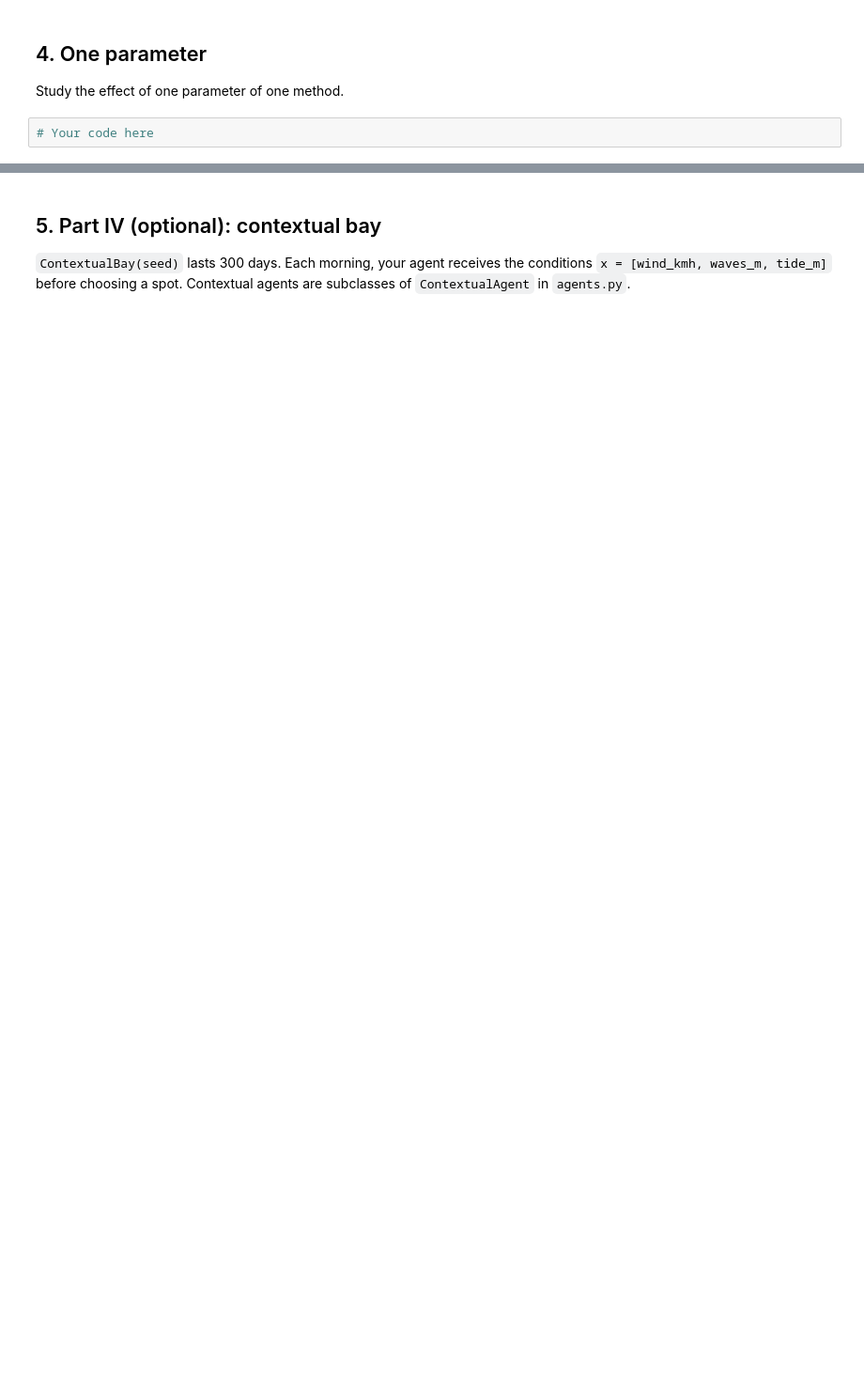
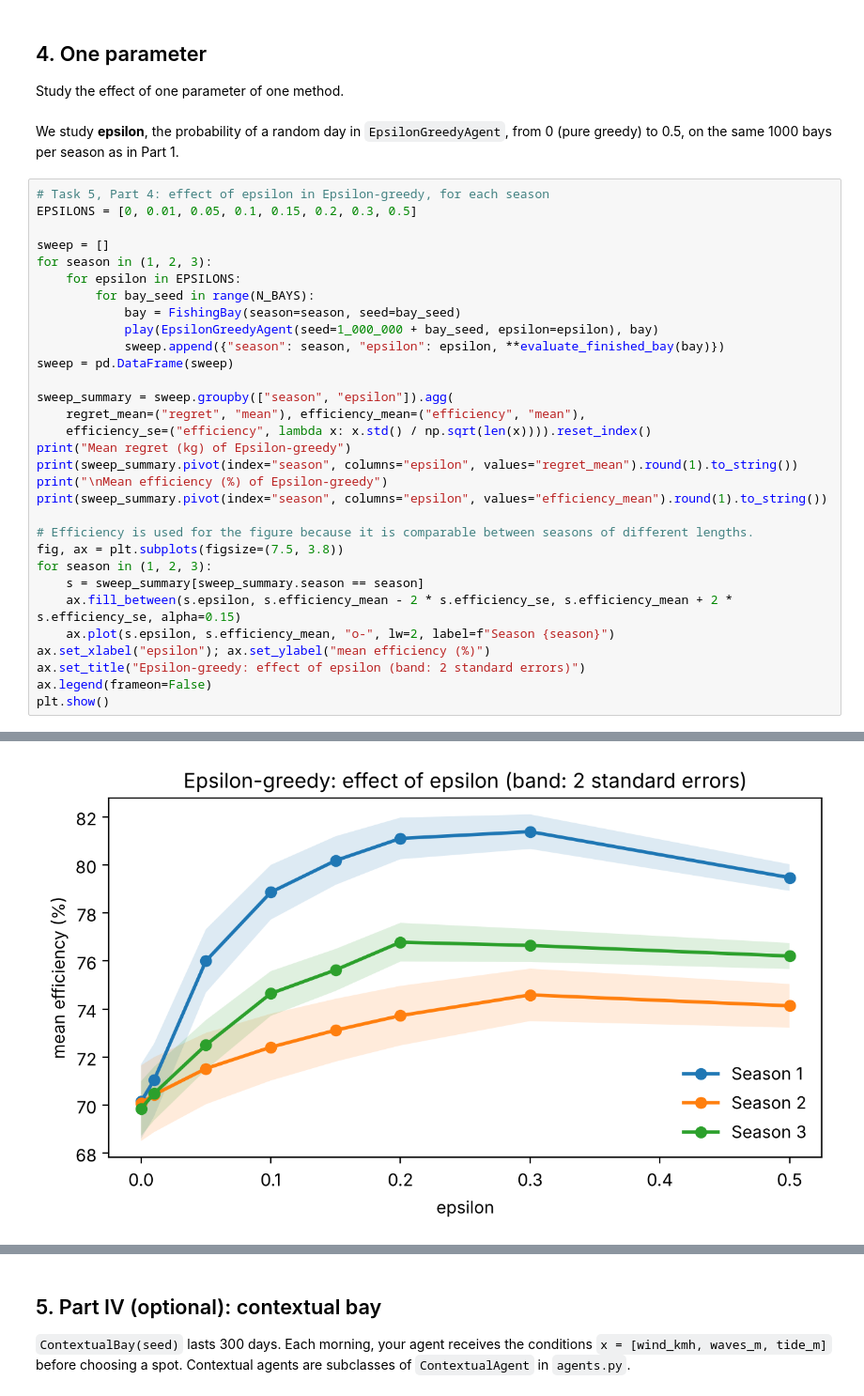
Before and after one commit to Kaisaantonsen/MALIS, a Jupyter notebook: Project1/experiment.ipynb, the cells around one changed output, grey strips where cells are left out. Shown at 94% size. Cells and saved outputs as stored; diff of their text form; blank space fills up the shorter version.

```diff
--- a/Project1/experiment.ipynb
+++ b/Project1/experiment.ipynb
@@ -242,5 +304,38 @@ Identify the best agent for Season 2 and for Season 3, and explain why.
 ## 4. One parameter
 
 Study the effect of one parameter of one method.
+# %% [markdown]
+We study **epsilon**, the probability of a random day in `EpsilonGreedyAgent`, from 0 (pure greedy) to 0.5,
+on the same 1000 bays per season as in Part 1.
 # %%
-# Your code here
+# Task 5, Part 4: effect of epsilon in Epsilon-greedy, for each season
+EPSILONS = [0, 0.01, 0.05, 0.1, 0.15, 0.2, 0.3, 0.5]
+
+sweep = []
+for season in (1, 2, 3):
+    for epsilon in EPSILONS:
+        for bay_seed in range(N_BAYS):
+            bay = FishingBay(season=season, seed=bay_seed)
+            play(EpsilonGreedyAgent(seed=1_000_000 + bay_seed, epsilon=epsilon), bay)
+            sweep.append({"season": season, "epsilon": epsilon, **evaluate_finished_bay(bay)})
+sweep = pd.DataFrame(sweep)
+
+sweep_summary = sweep.groupby(["season", "epsilon"]).agg(
+    regret_mean=("regret", "mean"), efficiency_mean=("efficiency", "mean"),
+    efficiency_se=("efficiency", lambda x: x.std() / np.sqrt(len(x)))).reset_index()
+print("Mean regret (kg) of Epsilon-greedy")
+print(sweep_summary.pivot(index="season", columns="epsilon", values="regret_mean").round(1).to_string())
+print("\nMean efficiency (%) of Epsilon-greedy")
+print(sweep_summary.pivot(index="season", columns="epsilon", values="efficiency_mean").round(1).to_string())
+
+# Efficiency is used for the figure because it is comparable between seasons of different lengths.
+fig, ax = plt.subplots(figsize=(7.5, 3.8))
+for season in (1, 2, 3):
+    s = sweep_summary[sweep_summary.season == season]
+    ax.fill_between(s.epsilon, s.efficiency_mean - 2 * s.efficiency_se, s.efficiency_mean + 2 * s.efficiency_se, alpha=0.15)
+    ax.plot(s.epsilon, s.efficiency_mean, "o-", lw=2, label=f"Season {season}")
+ax.set_xlabel("epsilon"); ax.set_ylabel("mean efficiency (%)")
+ax.set_title("Epsilon-greedy: effect of epsilon (band: 2 standard errors)")
+ax.legend(frameon=False)
+plt.show()
+# %% [output]
@@ -246,0 +355 @@ Study the effect of one parameter of one method.
+[figure, added]
```
Also changed, not shown: parts of 17 cells of this notebook, 1 other file.
